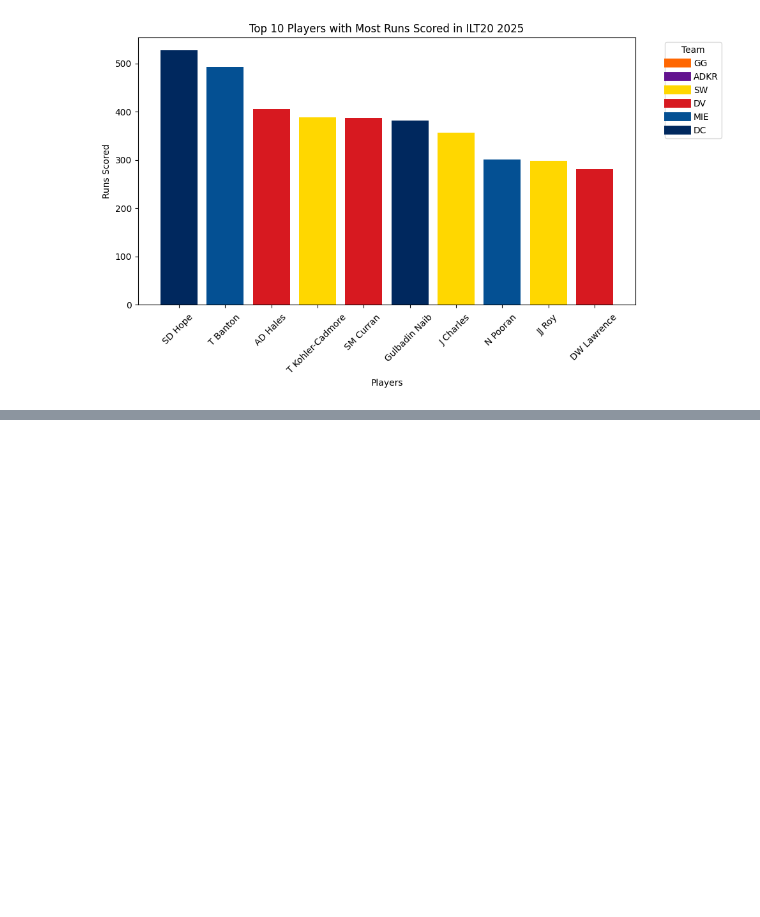
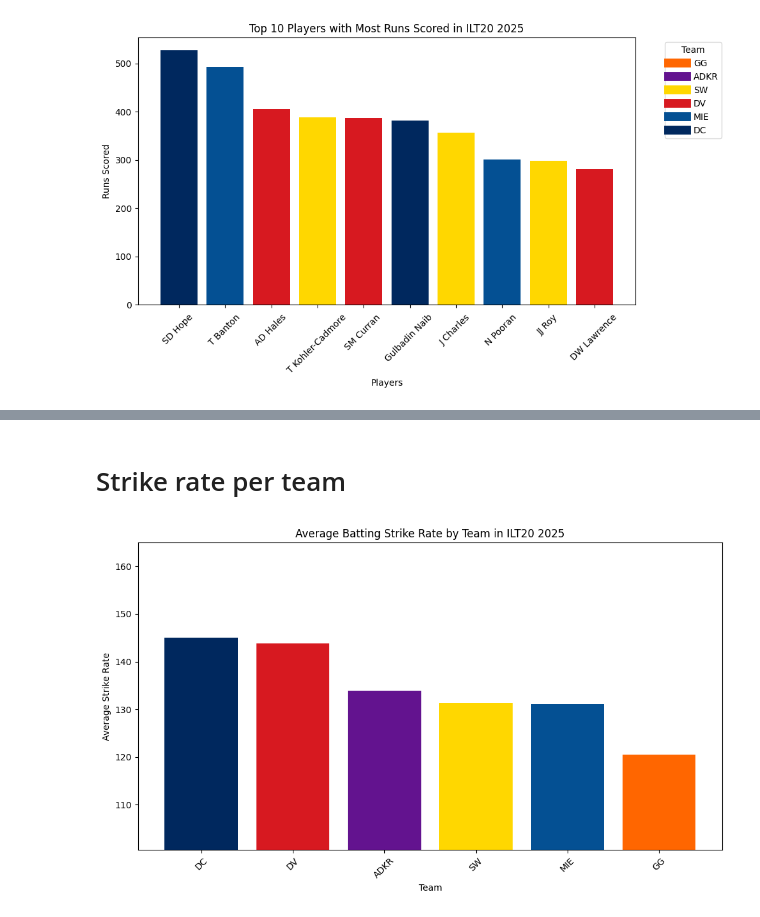
Before and after one commit to andrewgibson06/Data-Science-Final-Project, a Jupyter notebook: data_science_final_project.ipynb, the cells around one changed output, grey strips where cells are left out. Cells and saved outputs as stored; diff of their text form; code cells hidden in the pictures; blank space fills up the shorter version.

```diff
--- a/data_science_final_project.ipynb
+++ b/data_science_final_project.ipynb
@@ -67,0 +174,18 @@ plt.show()
+# %% [markdown]
+# Strike rate per team
+# %%
+#groups the players by team and finds the mean batting average
+average_strike_rate_by_team = full_batsmen.groupby("Team")["SR_batting"].mean().sort_values(ascending=False)
+
+plt.figure(figsize=(10, 6))
+plt.bar(average_strike_rate_by_team.index, average_strike_rate_by_team.values, color=[team_colours[team] for team in average_strike_rate_by_team.index])
+plt.xlabel("Team")
+plt.ylabel("Average Strike Rate")
+plt.title("Average Batting Strike Rate by Team in ILT20 2025")
+plt.xticks(rotation=45)
+plt.ylim(min(average_strike_rate_by_team) - 20, max(average_strike_rate_by_team.values) + 20)
+
+plt.tight_layout()
+plt.show()
+# %% [output]
+[figure, added]
```
Also changed, not shown: parts of 8 cells of this notebook, 1 other file.
